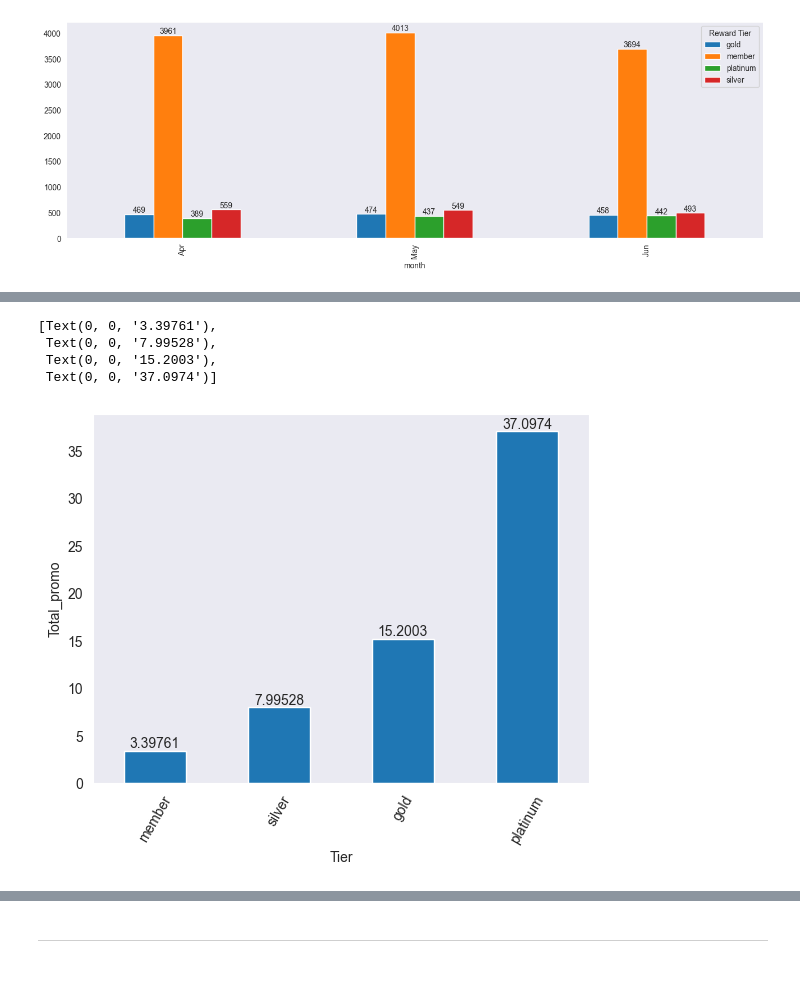
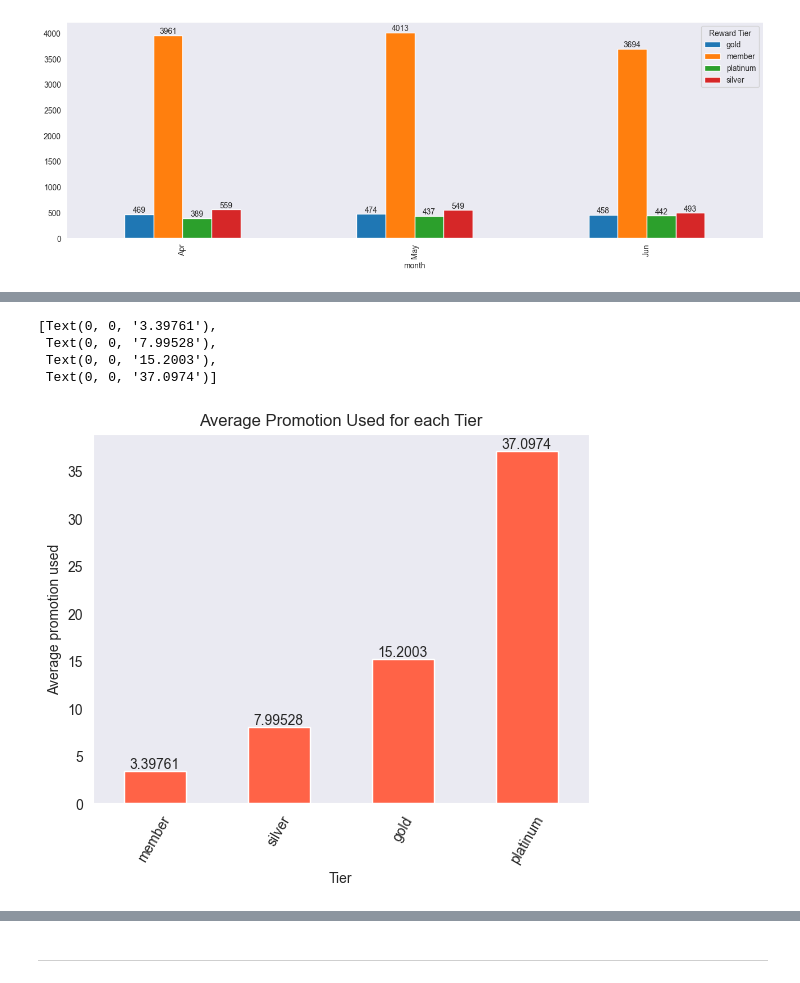
Before and after one commit to Patcharanat/GrabSpark-Data-Analytics-for-Business-Use-Cases, a Jupyter notebook: Grab_case_notebook.ipynb, the cells around one changed output, grey strips where cells are left out. Saved outputs shown, nothing was run; the diff lists cells and outputs as text; code cells hidden in the pictures.

```diff
--- a/Grab_case_notebook.ipynb
+++ b/Grab_case_notebook.ipynb
@@ -589,14 +697,15 @@ df_m[~error].plot(kind='scatter', x='booking', y='ticket_size', linewidth=0.01)
 # %%
-ax = df_m.groupby('eom_reward_tier')['sum_promo'].mean().sort_values().plot(kind='bar')
+ax = df_m.groupby('eom_reward_tier')['sum_promo'].mean().sort_values().plot(kind='bar', color='tomato')
 
 plt.xticks(rotation=60)
 plt.xlabel('Tier')
-plt.ylabel('Total_promo')
+plt.ylabel('Average promotion used')
+plt.title('Average Promotion Used for each Tier')
 
 ax.bar_label(ax.containers[0])
 # %% [output]
 [Text(0, 0, '3.39761'),
  Text(0, 0, '7.99528'),
  Text(0, 0, '15.2003'),
  Text(0, 0, '37.0974')]
-[figure, old version]
+[figure, new version]
```
Also changed, not shown: parts of 67 cells of this notebook, 2 other files.
